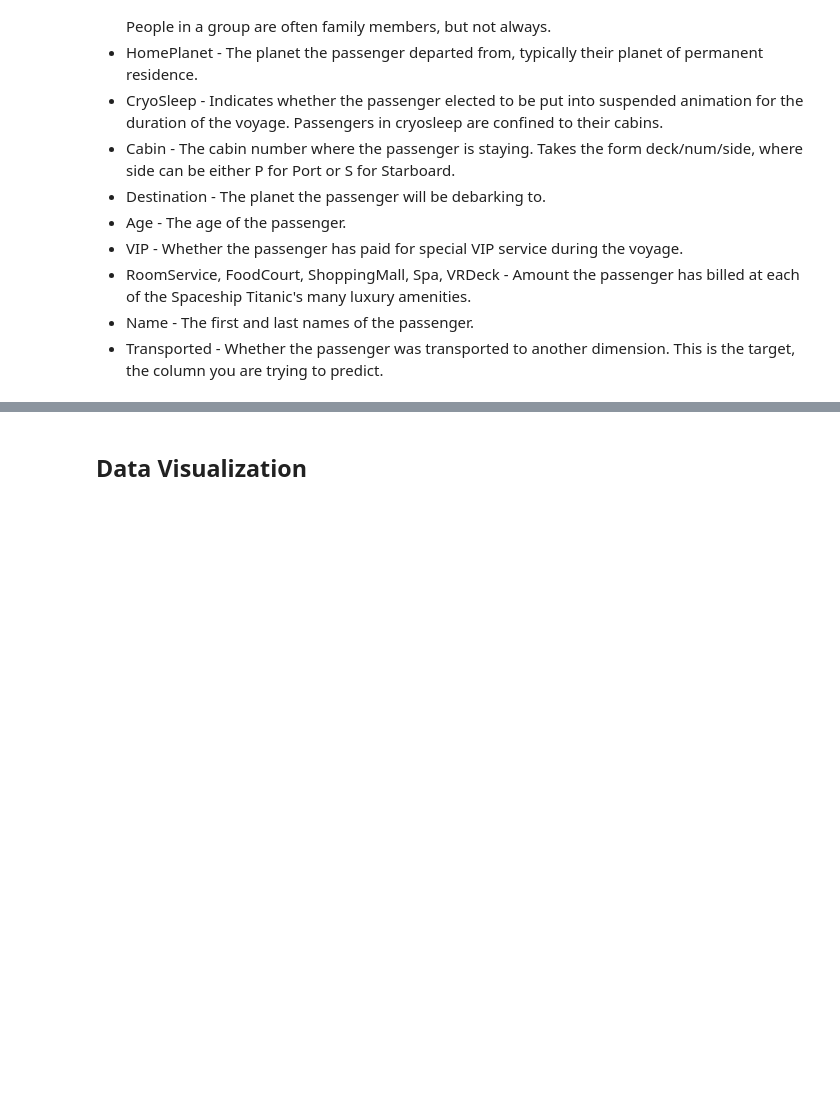
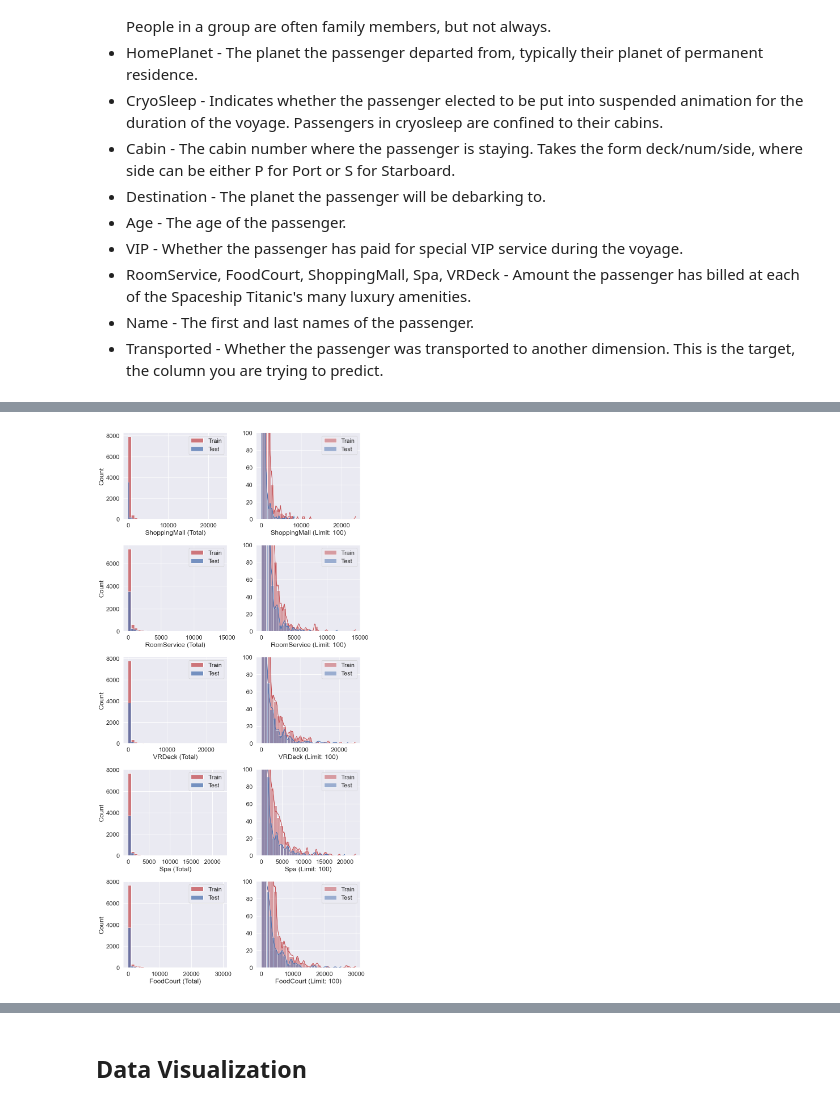
Before and after one commit to GuillermoIzquierdo/Spaceship-Project, a Jupyter notebook: notebooks/preliminary-exploration.ipynb, the cells around one changed output, grey strips where cells are left out. Saved outputs shown, nothing was run; the diff lists cells and outputs as text; code cells hidden in the pictures; blank space fills up the shorter version.

```diff
--- a/notebooks/preliminary-exploration.ipynb
+++ b/notebooks/preliminary-exploration.ipynb
@@ -131,0 +154,26 @@ pd.concat([train_missing_percentage, test_missing_percentage, missing_difference
+# %%
+expend_features = ['ShoppingMall','RoomService','VRDeck','Spa','FoodCourt']
+
+fig = plt.figure(figsize=(10, 20))
+
+for index, feature in enumerate(expend_features):
+
+    ax = fig.add_subplot(5, 2, 2 * index + 1)
+    sns.histplot(data = df, x = feature, axes = ax, bins = 30, color = 'r', label = 'Train')
+    sns.histplot(data = df_test, x = feature, axes = ax, bins = 30, color = 'b', label = 'Test')
+    plt.legend()
+    plt.xlabel(f'{feature} (Total)')
+    plt.ylabel('Count')
+
+    ax = fig.add_subplot(5, 2, 2 * (index + 1))
+    sns.histplot(data = df, x = feature, axes = ax, kde = True, bins = 30, color = 'r', label = 'Train')
+    sns.histplot(data = df_test, x = feature, axes = ax, kde = True, bins = 30, color = 'b', label = 'Test')
+    plt.legend()
+    plt.ylim([0, 100])
+    plt.xlabel(f'{feature} (Limit: 100)')
+    plt.ylabel('')
+
+plt.tight_layout()
+plt.show()
+# %% [output]
+[figure, added]
```
Also changed, not shown: parts of 16 cells of this notebook.
